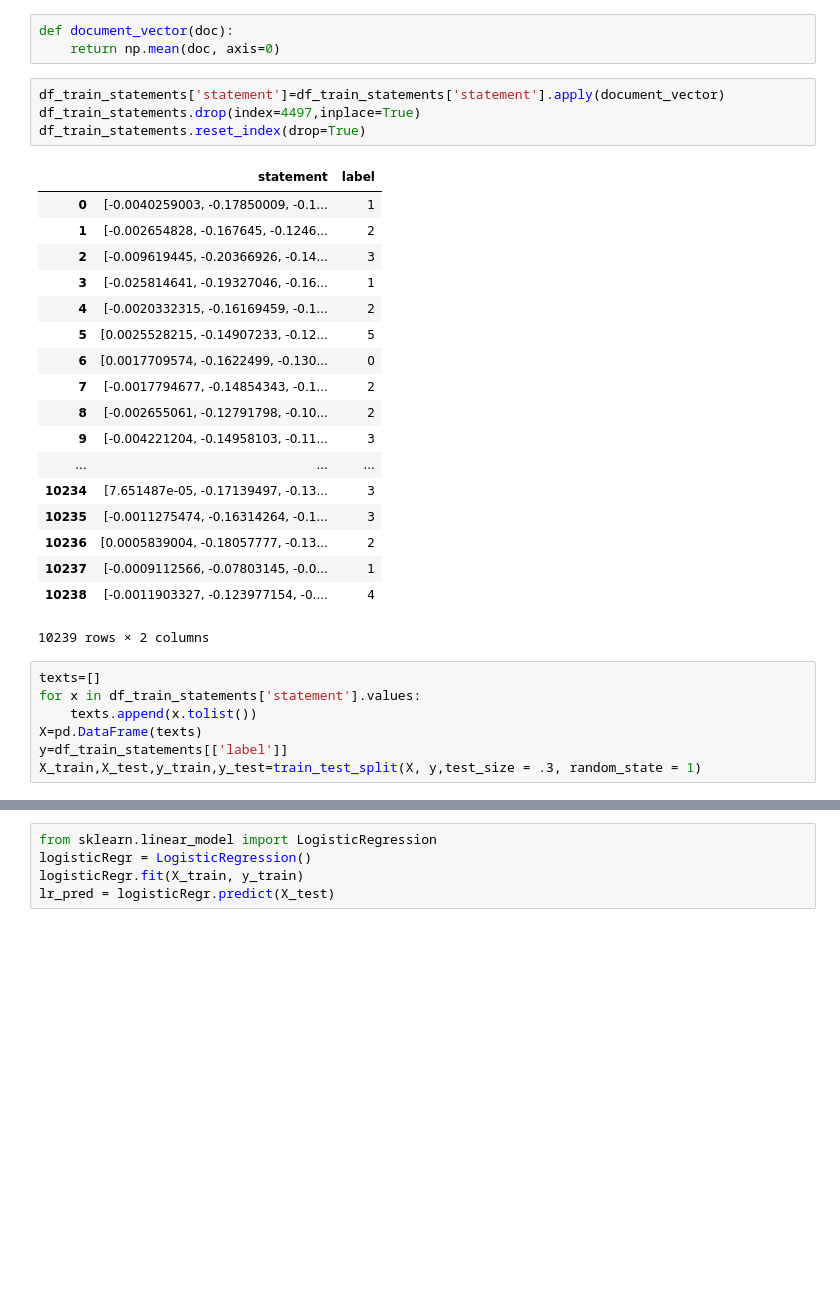
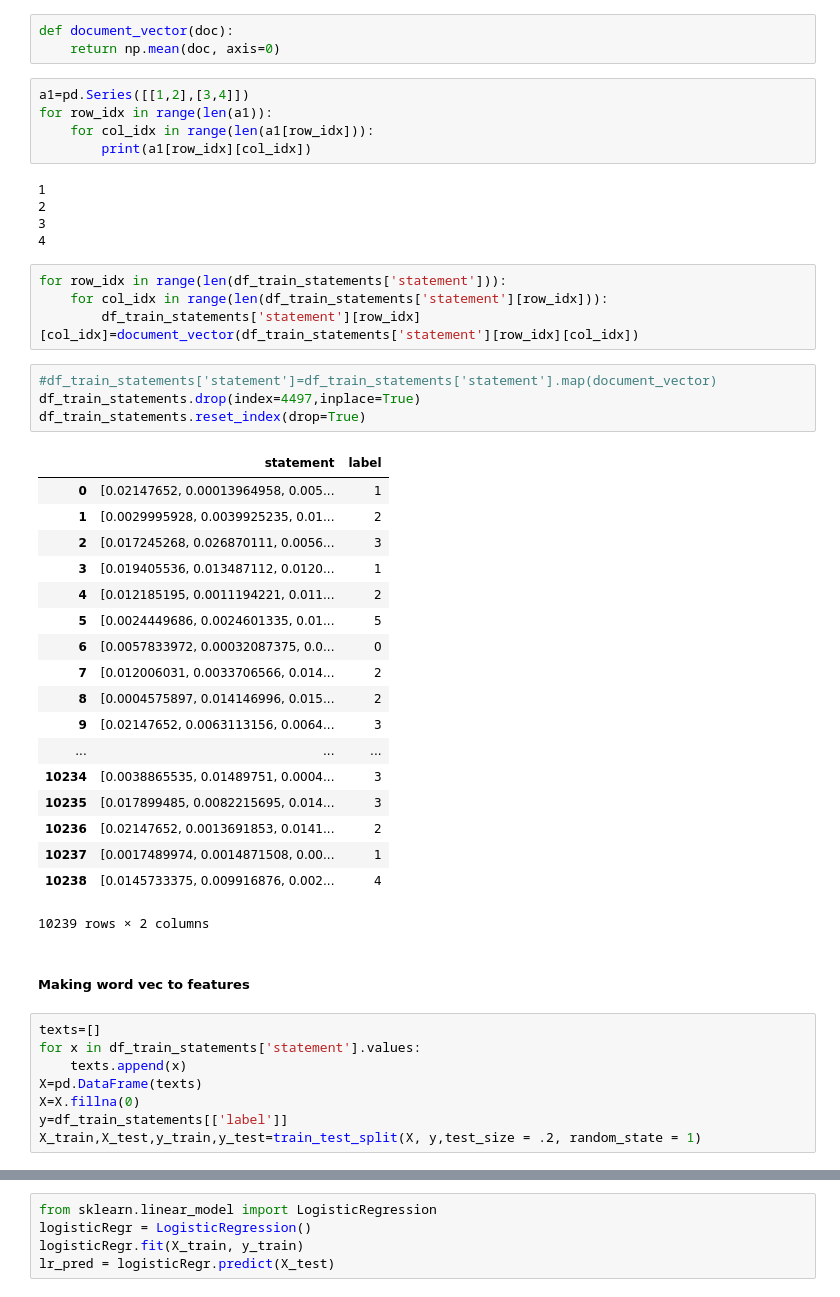
Before and after one commit to cpati/team-hvac, a Jupyter notebook: distillation/spell_checkin_And_geography_factor.ipynb, the cells around one changed output, grey strips where cells are left out. Cells and saved outputs as stored; diff of their text form; blank space fills up the shorter version.

```diff
--- a/distillation/spell_checkin_And_geography_factor.ipynb
+++ b/distillation/spell_checkin_And_geography_factor.ipynb
@@ -183,36 +203,53 @@ df_train_statements.head()
 # %%
 def document_vector(doc):
     return np.mean(doc, axis=0)
+# %%
+a1=pd.Series([[1,2],[3,4]])
+for row_idx in range(len(a1)):
+    for col_idx in range(len(a1[row_idx])):
+        print(a1[row_idx][col_idx])
+# %% [output]
+1
+2
+3
+4
+# %%
+for row_idx in range(len(df_train_statements['statement'])):
+    for col_idx in range(len(df_train_statements['statement'][row_idx])):
+        df_train_statements['statement'][row_idx][col_idx]=document_vector(df_train_statements['statement'][row_idx][col_idx])
 # %%
-df_train_statements['statement']=df_train_statements['statement'].apply(document_vector)
+#df_train_statements['statement']=df_train_statements['statement'].map(document_vector)
 df_train_statements.drop(index=4497,inplace=True)
 df_train_statements.reset_index(drop=True)
 # %% [output]
 |  | statement | label |
-| 0 | [-0.0040259003, -0.17850009, -0.1... | 1 |
-| 1 | [-0.002654828, -0.167645, -0.1246... | 2 |
-| 2 | [-0.009619445, -0.20366926, -0.14... | 3 |
-| 3 | [-0.025814641, -0.19327046, -0.16... | 1 |
-| 4 | [-0.0020332315, -0.16169459, -0.1... | 2 |
-| 5 | [0.0025528215, -0.14907233, -0.12... | 5 |
-| 6 | [0.0017709574, -0.1622499, -0.130... | 0 |
-| 7 | [-0.0017794677, -0.14854343, -0.1... | 2 |
-| 8 | [-0.002655061, -0.12791798, -0.10... | 2 |
-| 9 | [-0.004221204, -0.14958103, -0.11... | 3 |
+| 0 | [0.02147652, 0.00013964958, 0.005... | 1 |
+| 1 | [0.0029995928, 0.0039925235, 0.01... | 2 |
+| 2 | [0.017245268, 0.026870111, 0.0056... | 3 |
+| 3 | [0.019405536, 0.013487112, 0.0120... | 1 |
+| 4 | [0.012185195, 0.0011194221, 0.011... | 2 |
+| 5 | [0.0024449686, 0.0024601335, 0.01... | 5 |
+| 6 | [0.0057833972, 0.00032087375, 0.0... | 0 |
+| 7 | [0.012006031, 0.0033706566, 0.014... | 2 |
+| 8 | [0.0004575897, 0.014146996, 0.015... | 2 |
+| 9 | [0.02147652, 0.0063113156, 0.0064... | 3 |
 | ... | ... | ... |
-| 10234 | [7.651487e-05, -0.17139497, -0.13... | 3 |
-| 10235 | [-0.0011275474, -0.16314264, -0.1... | 3 |
-| 10236 | [0.0005839004, -0.18057777, -0.13... | 2 |
-| 10237 | [-0.0009112566, -0.07803145, -0.0... | 1 |
-| 10238 | [-0.0011903327, -0.123977154, -0.... | 4 |
+| 10234 | [0.0038865535, 0.01489751, 0.0004... | 3 |
+| 10235 | [0.017899485, 0.0082215695, 0.014... | 3 |
+| 10236 | [0.02147652, 0.0013691853, 0.0141... | 2 |
+| 10237 | [0.0017489974, 0.0014871508, 0.00... | 1 |
+| 10238 | [0.0145733375, 0.009916876, 0.002... | 4 |
 10239 rows × 2 columns
+# %% [markdown]
+##### Making word vec to features
 # %%
 texts=[]
 for x in df_train_statements['statement'].values:
-    texts.append(x.tolist())
+    texts.append(x)
 X=pd.DataFrame(texts)
+X=X.fillna(0)
 y=df_train_statements[['label']]
-X_train,X_test,y_train,y_test=train_test_split(X, y,test_size = .3, random_state = 1)
+X_train,X_test,y_train,y_test=train_test_split(X, y,test_size = .2, random_state = 1)
 # %%
 X_train.head()
 # %% [output]
```
Also changed, not shown: parts of 31 cells of this notebook.
